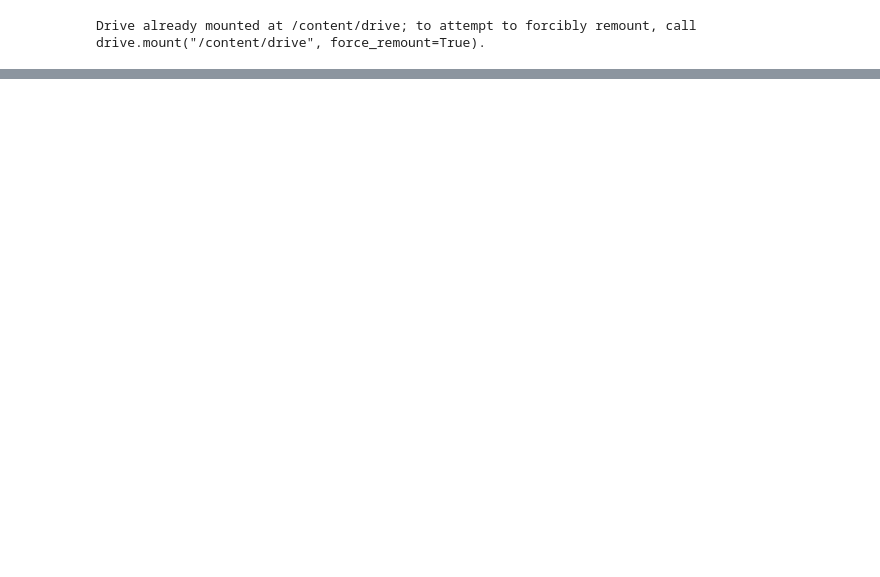
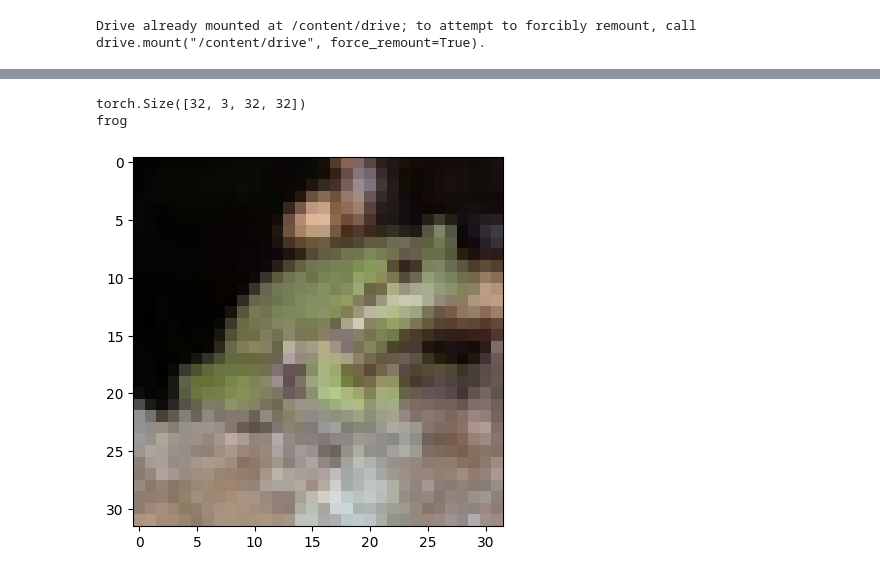
Before and after one commit to aitjoeun/PyTorch, a Jupyter notebook: 04.multiclass/03.multiclass_CIFAR10_main.ipynb, the cells around one changed output, grey strips where cells are left out. Drawn from its saved outputs; the diff is of its cells as text; code cells hidden in the pictures; blank space fills up the shorter version.

```diff
--- a/04.multiclass/03.multiclass_CIFAR10_main.ipynb
+++ b/04.multiclass/03.multiclass_CIFAR10_main.ipynb
@@ -51,0 +62,10 @@ test_DL = DataLoader(test_DS, batch_size=BATCH_SIZE, shuffle=True)
+# %%
+x_batch, y_batch = next(iter(train_DL))
+print(x_batch.shape)
+
+plt.imshow(x_batch[0].permute(1,2,0))
+print(test_DS.classes[y_batch[0]])
+# %% [output]
+torch.Size([32, 3, 32, 32])
+frog
+[figure, added]
```
Also changed, not shown: parts of 11 cells of this notebook.
